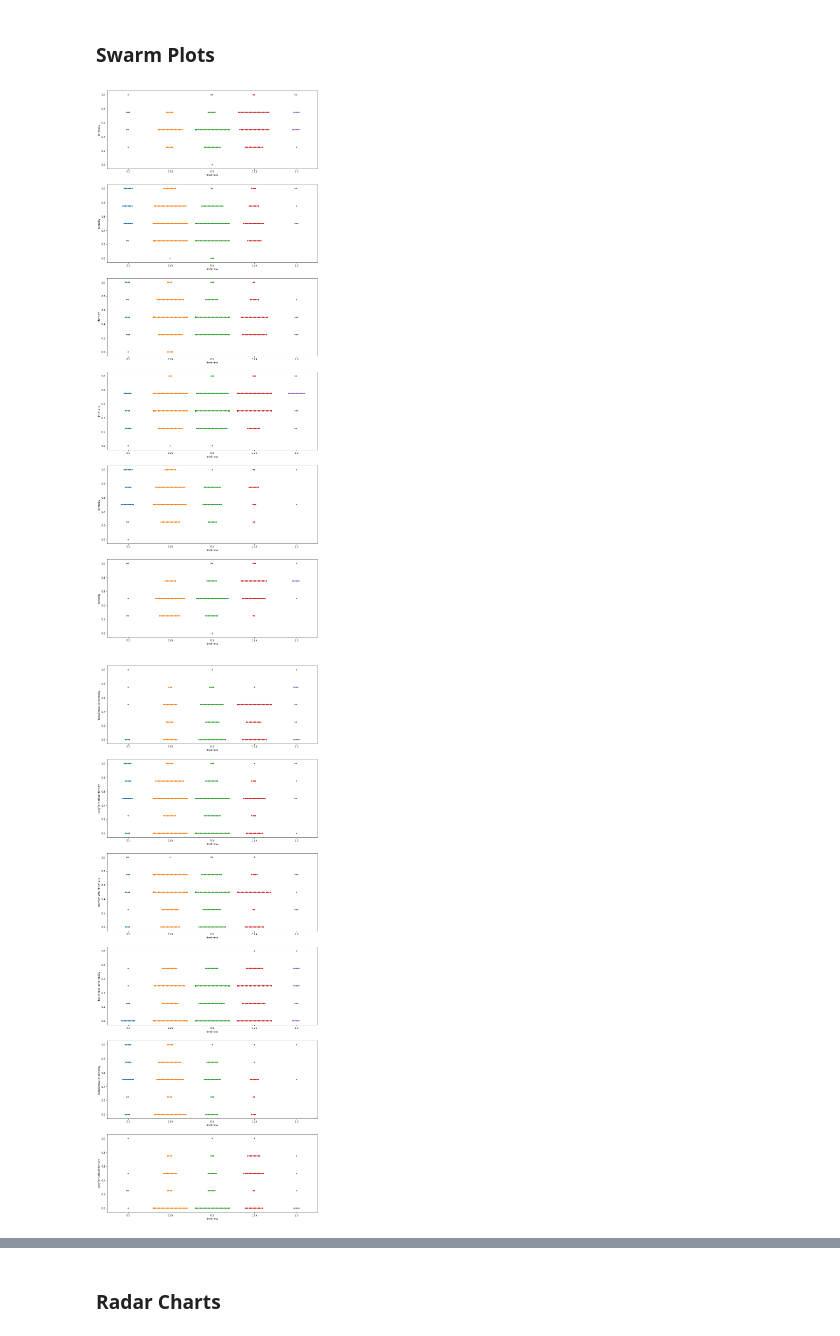
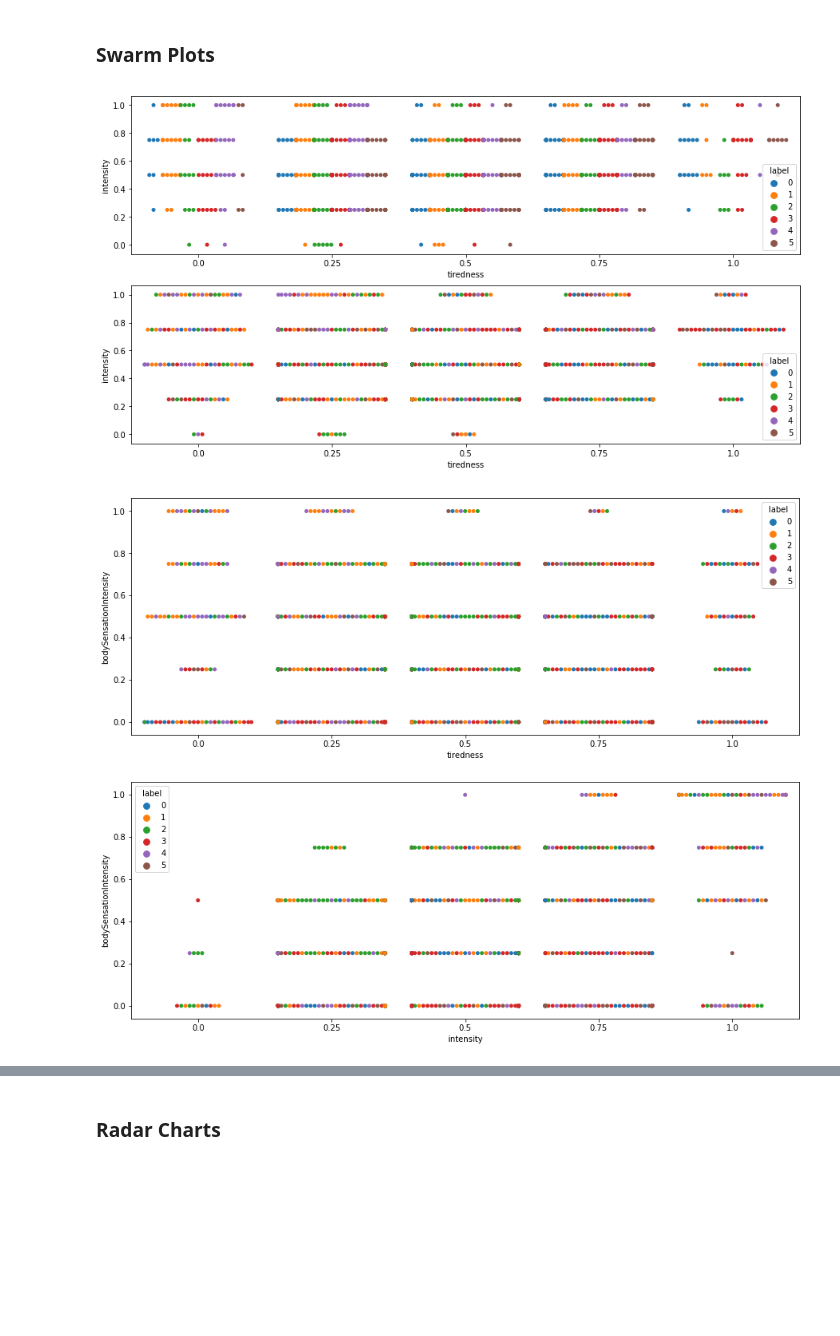
Before and after one commit to monica-oyarzun/capstone, a Jupyter notebook: kMeans_w_PCA.ipynb, the cells around one changed output, grey strips where cells are left out. Drawn from its saved outputs; the diff is of its cells as text; code cells hidden in the pictures; blank space fills up the shorter version.

Commit message:
better cluster plots

```diff
--- a/kMeans_w_PCA.ipynb
+++ b/kMeans_w_PCA.ipynb
@@ -358,16 +388,18 @@ facet6 = sns.lmplot(data=test_subset, x='intensity', y='workPilingUp', hue='labe
 # %% [markdown]
 ### Swarm Plots
 # %%
-fig, ax = plt.subplots(6, 1, figsize=(15, 40))
-for i in range(6):
-    sns.swarmplot(x='tiredness', y='intensity', data=test_subset[predictions == i], ax=ax[i]);
+fig, ax = plt.subplots(2, 1, figsize=(15, 8))
+# for i in range(6):
+sns.swarmplot(x='tiredness', y='intensity', hue='label', split=True, data=test_subset, ax=ax[0]);
+sns.swarmplot(x='tiredness', y='intensity', hue='label', data=test_subset, ax=ax[1]);
 # %% [output]
-[figure, old version]
+[figure, new version]
 # %%
-fig, ax = plt.subplots(6, 1, figsize=(15, 40))
-for i in range(6):
-    sns.swarmplot(x='tiredness', y='bodySensationIntensity', data=test_subset[predictions == i], ax=ax[i]);
+fig, ax = plt.subplots(2, 1, figsize=(15, 12))
+# for i in range(6):
+sns.swarmplot(x='tiredness', y='bodySensationIntensity', hue='label', data=test_subset, ax=ax[0]);
+sns.swarmplot(x='intensity', y='bodySensationIntensity', hue='label', data=test_subset, ax=ax[1]);
 # %% [output]
-[figure, old version]
+[figure, new version]
 # %%
 fig, ax = plt.subplots(6, 1, figsize=(15, 40))
```
Also changed, not shown: parts of 6 cells of this notebook.
